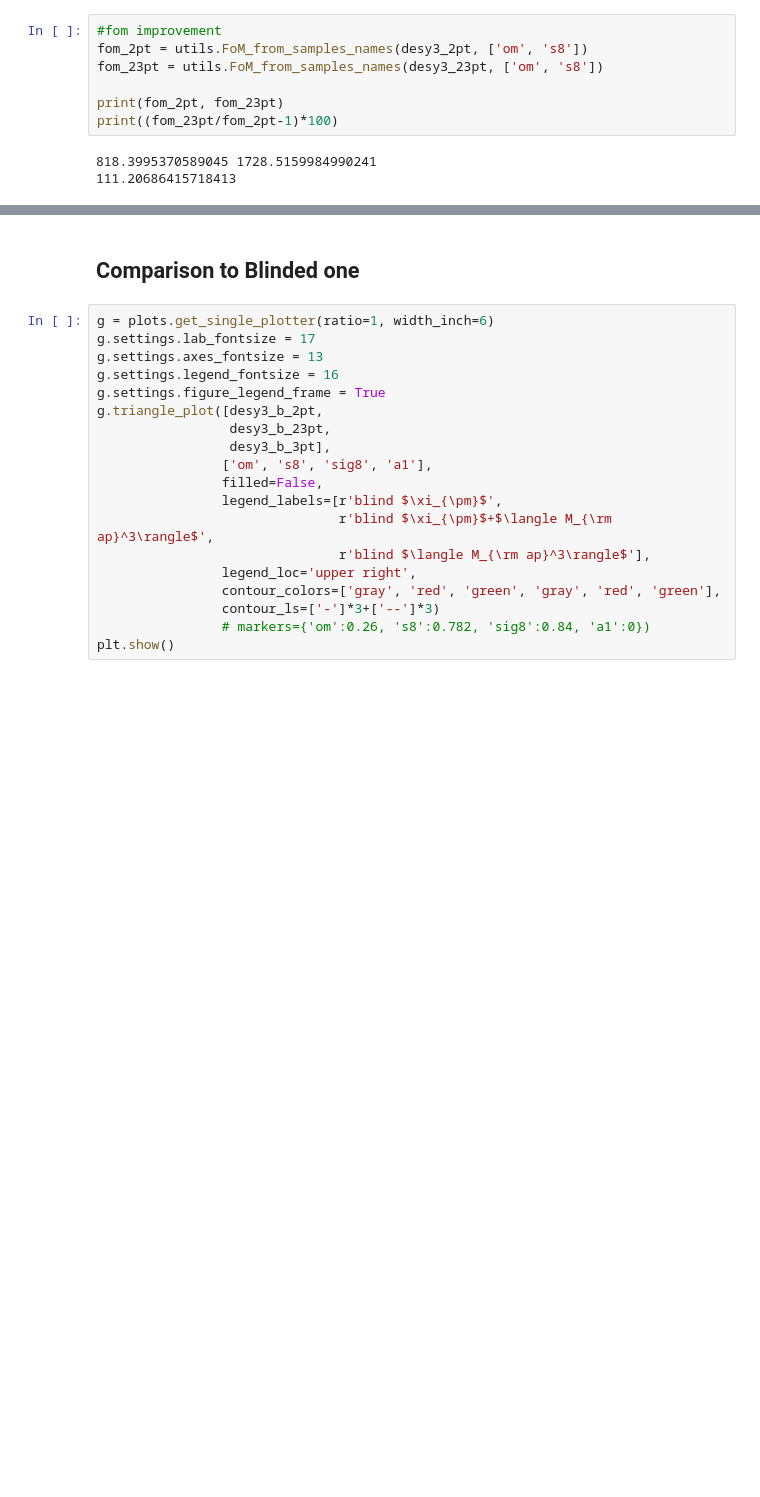
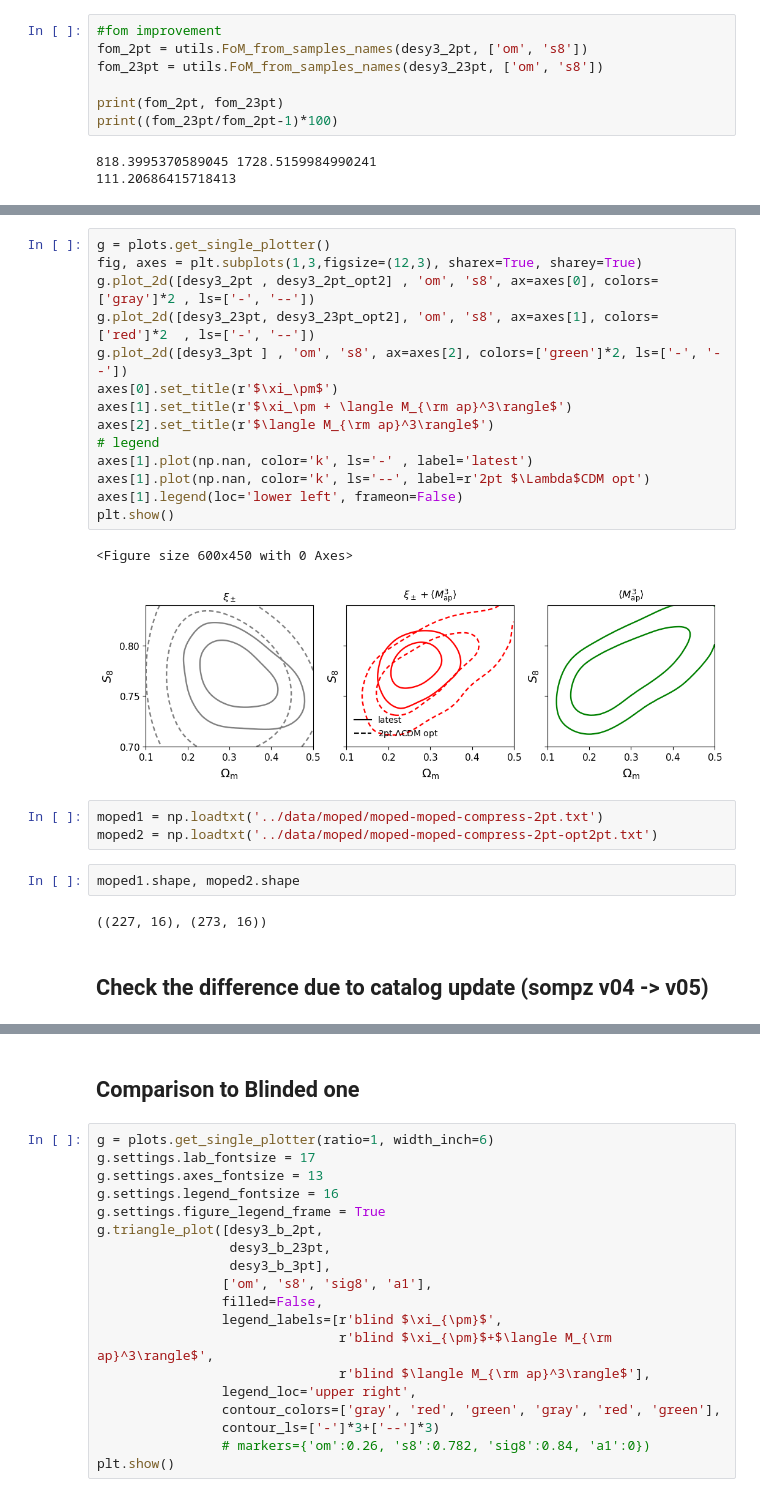
Before and after one commit to rchgomes/3pcf_integrator, a Jupyter notebook: plot-notebooks/unblinding-plot-y3-map3-2ptfixed-3pcfsc.ipynb, the cells around one changed output, grey strips where cells are left out. Saved outputs shown, nothing was run; the diff lists cells and outputs as text; blank space fills up the shorter version.

```diff
--- a/plot-notebooks/unblinding-plot-y3-map3-2ptfixed-3pcfsc.ipynb
+++ b/plot-notebooks/unblinding-plot-y3-map3-2ptfixed-3pcfsc.ipynb
@@ -96,0 +149,26 @@ print((fom_23pt/fom_2pt-1)*100)
+# %%
+g = plots.get_single_plotter()
+fig, axes = plt.subplots(1,3,figsize=(12,3), sharex=True, sharey=True)
+g.plot_2d([desy3_2pt , desy3_2pt_opt2] , 'om', 's8', ax=axes[0], colors=['gray']*2 , ls=['-', '--'])
+g.plot_2d([desy3_23pt, desy3_23pt_opt2], 'om', 's8', ax=axes[1], colors=['red']*2  , ls=['-', '--'])
+g.plot_2d([desy3_3pt ] , 'om', 's8', ax=axes[2], colors=['green']*2, ls=['-', '--'])
+axes[0].set_title(r'$\xi_\pm$')
+axes[1].set_title(r'$\xi_\pm + \langle M_{\rm ap}^3\rangle$')
+axes[2].set_title(r'$\langle M_{\rm ap}^3\rangle$')
+# legend
+axes[1].plot(np.nan, color='k', ls='-' , label='latest')
+axes[1].plot(np.nan, color='k', ls='--', label=r'2pt $\Lambda$CDM opt')
+axes[1].legend(loc='lower left', frameon=False)
+plt.show()
+# %% [output]
+<Figure size 600x450 with 0 Axes>
+[figure, added]
+# %%
+moped1 = np.loadtxt('../data/moped/moped-moped-compress-2pt.txt')
+moped2 = np.loadtxt('../data/moped/moped-moped-compress-2pt-opt2pt.txt')
+# %%
+moped1.shape, moped2.shape
+# %% [output]
+((227, 16), (273, 16))
+# %% [markdown]
+## Check the difference due to catalog update (sompz v04 -> v05)
```
Also changed, not shown: parts of 9 cells of this notebook.
